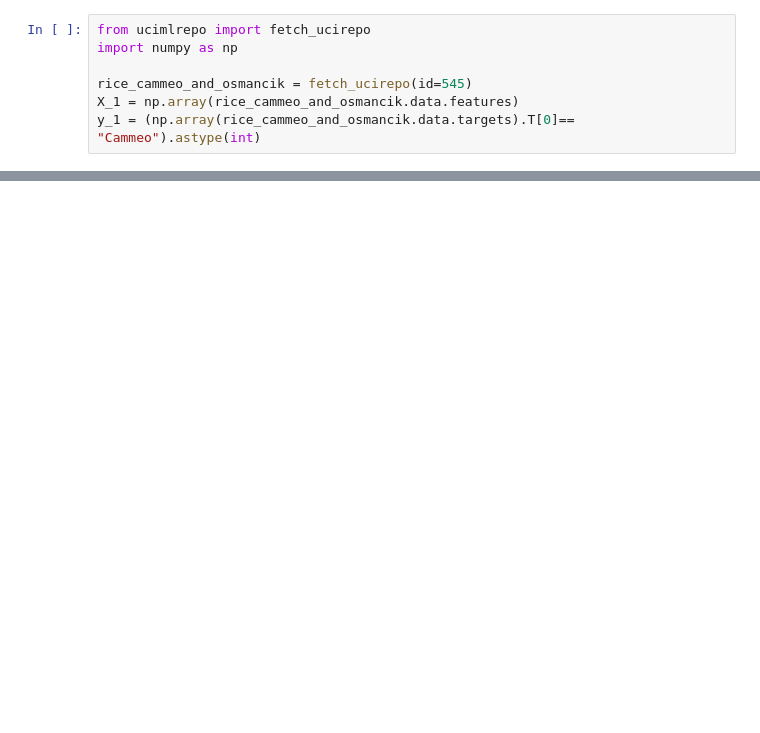
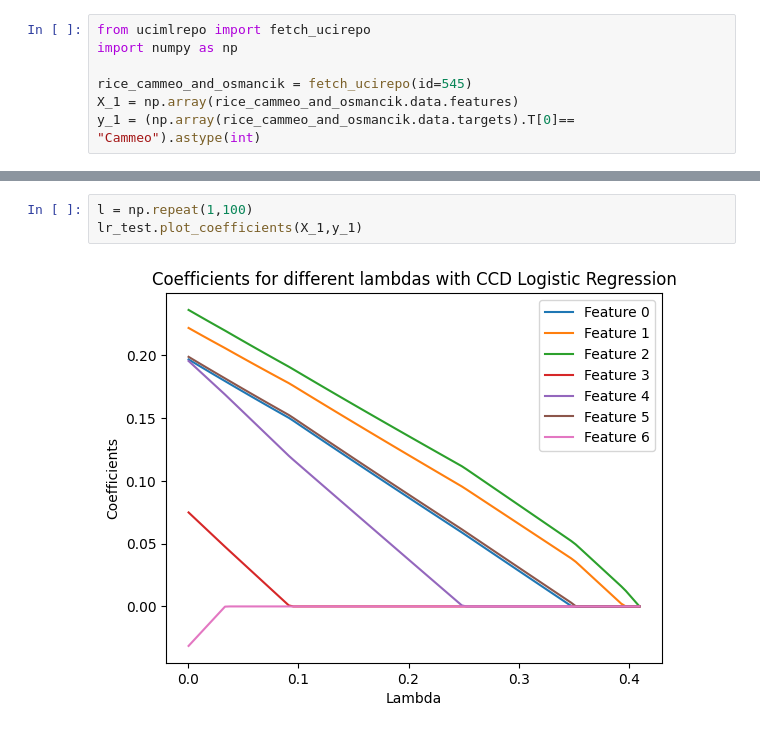
Before and after one commit to Michal-Iwicki/AML_projects, a Jupyter notebook: new_test.ipynb, the cells around one changed output, grey strips where cells are left out. Drawn from its saved outputs; the diff is of its cells as text; blank space fills up the shorter version.

```diff
--- a/new_test.ipynb
+++ b/new_test.ipynb
@@ -203,0 +19,5 @@ Oszacowane współczynniki beta: [ 5.35253577e-04 -8.78500267e-03  1.12052173e-0
+# %%
+l = np.repeat(1,100)
+lr_test.plot_coefficients(X_1,y_1)
+# %% [output]
+[figure, added]
```
Also changed, not shown: parts of 9 cells of this notebook, 2 other files.
